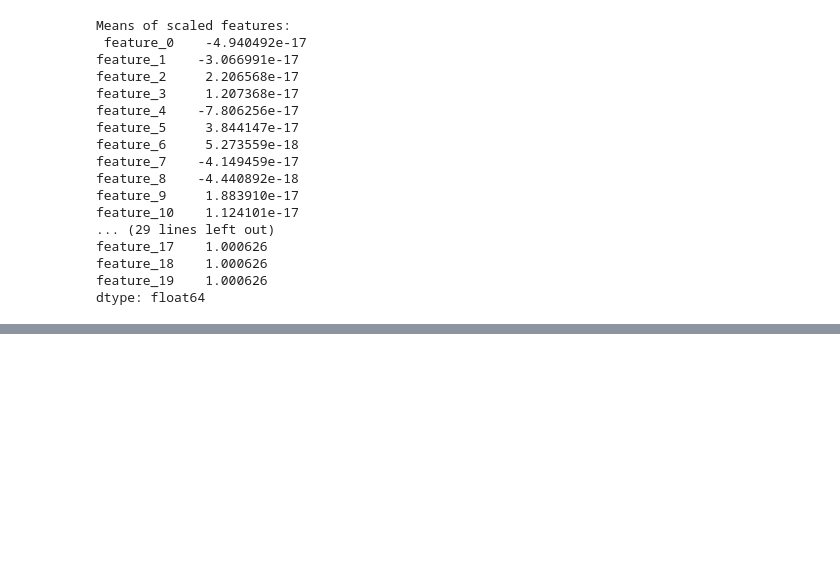
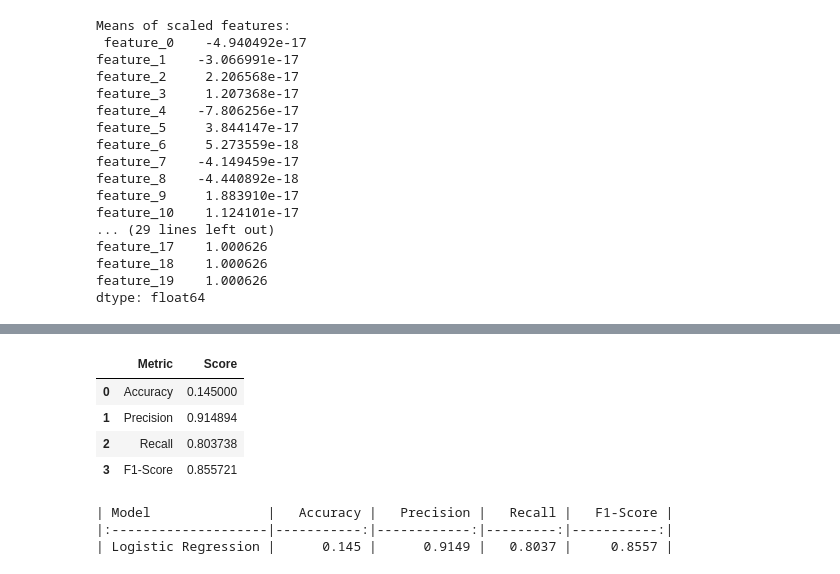
Before and after one commit to Socheat-Hun/Logistic_Regression, a Jupyter notebook: Project_admission_multi-linear-regression.ipynb, the cells around one changed output, grey strips where cells are left out. Cells and saved outputs as stored; diff of their text form; code cells hidden in the pictures; blank space fills up the shorter version.

```diff
--- a/Project_admission_multi-linear-regression.ipynb
+++ b/Project_admission_multi-linear-regression.ipynb
@@ -446,0 +482,45 @@ dtype: float64
+# %%
+# Calculate individual metrics
+accuracy = mean_squared_error(y_test, y_pred)
+from sklearn.metrics import precision_score, recall_score, f1_score
+
+precision = precision_score(y_test, y_pred)
+recall = recall_score(y_test, y_pred)
+f1 = f1_score(y_test, y_pred)
+
+# Create a summary DataFrame
+metrics_df = pd.DataFrame({
+    'Metric': ['Accuracy', 'Precision', 'Recall', 'F1-Score'],
+    'Score': [accuracy, precision, recall, f1]
+})
+
+metrics_df
+# %% [output]
+|  | Metric | Score |
+| 0 | Accuracy | 0.145000 |
+| 1 | Precision | 0.914894 |
+| 2 | Recall | 0.803738 |
+| 3 | F1-Score | 0.855721 |
+# %%
+from tabulate import tabulate
+
+# Create a dictionary with model metrics
+model_metrics = {
+    'Model': ['Logistic Regression'],
+    'Accuracy': [accuracy],
+    'Precision': [precision],
+    'Recall': [recall],
+    'F1-Score': [f1]
+}
+
+# Convert to DataFrame and format metrics
+metrics_table = pd.DataFrame(model_metrics)
+metrics_table[['Accuracy', 'Precision', 'Recall', 'F1-Score']] = \
+    metrics_table[['Accuracy', 'Precision', 'Recall', 'F1-Score']].applymap(lambda x: f'{x:.4f}')
+
+# Display the formatted table
+print(tabulate(metrics_table, headers='keys', tablefmt='pipe', showindex=False))
+# %% [output]
+| Model               |   Accuracy |   Precision |   Recall |   F1-Score |
+|:--------------------|-----------:|------------:|---------:|-----------:|
+| Logistic Regression |      0.145 |      0.9149 |   0.8037 |     0.8557 |
```
Also changed, not shown: parts of 4 cells of this notebook, 1 other file.
